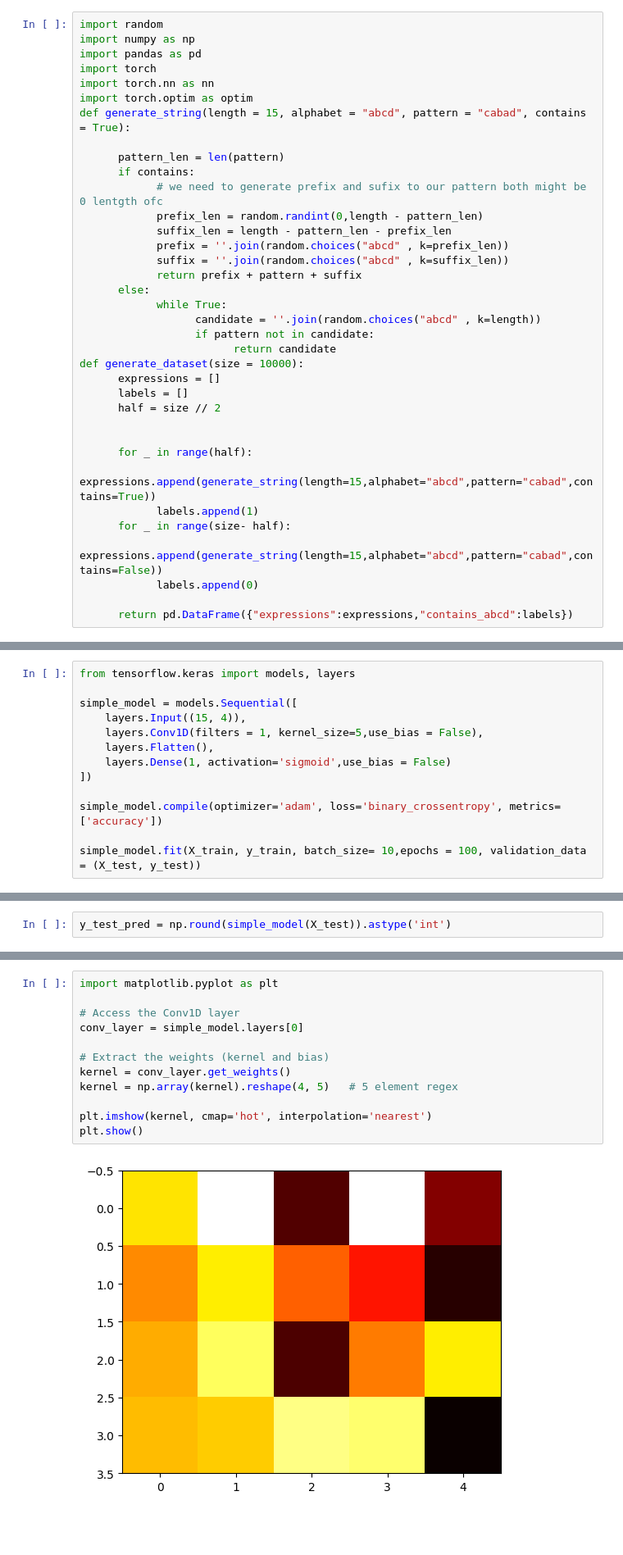
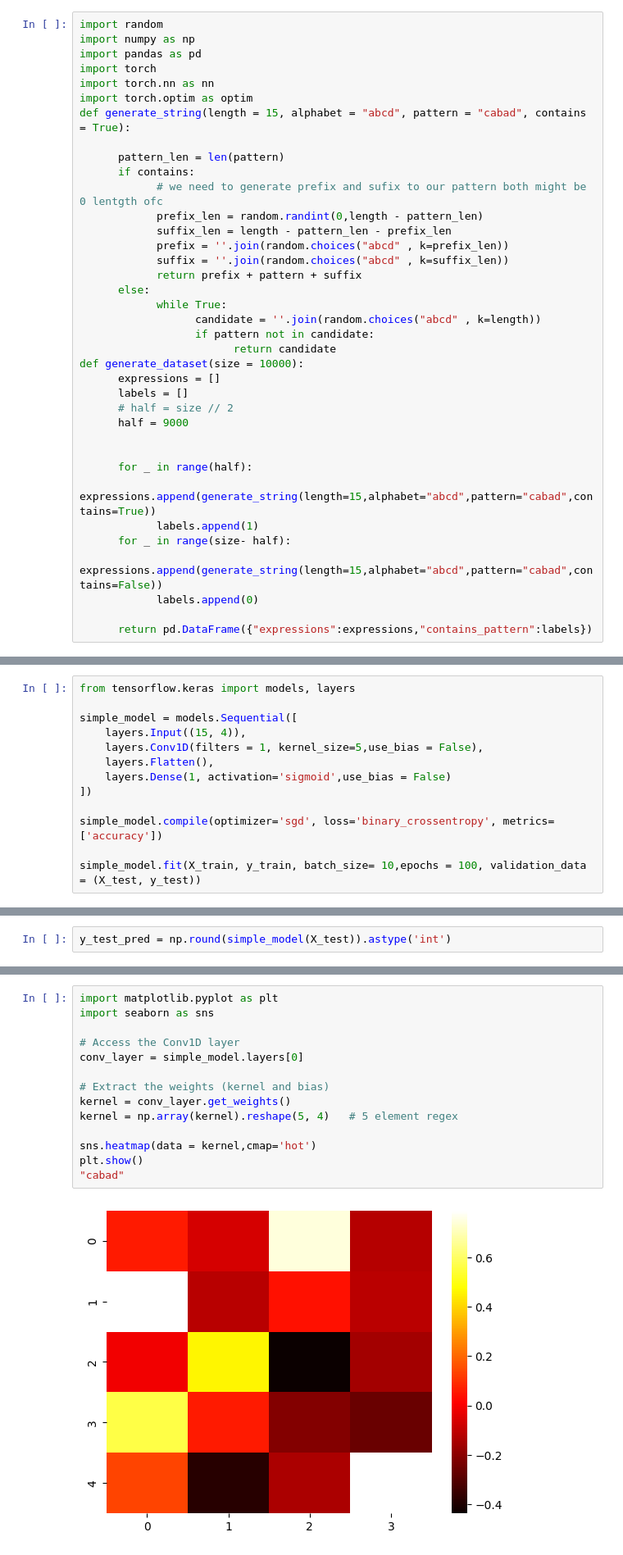
Before and after one commit to mkopanik/Introductiont-to-AI, a Jupyter notebook: Lab7/Lab7_tesnorflow.ipynb, the cells around one changed output, grey strips where cells are left out. Shown at 82% size. Drawn from its saved outputs; the diff is of its cells as text; blank space fills up the shorter version.

```diff
--- a/Lab7/Lab7_tesnorflow.ipynb
+++ b/Lab7/Lab7_tesnorflow.ipynb
@@ -39,7 +39,8 @@ def generate_string(length = 15, alphabet = "abcd", pattern = "cabad", contains
 def generate_dataset(size = 10000):
       expressions = []
       labels = []
-      half = size // 2
+      # half = size // 2
+      half = 9000
 
 
       for _ in range(half):
@@ -49,7 +50,7 @@ def generate_dataset(size = 10000):
             expressions.append(generate_string(length=15,alphabet="abcd",pattern="cabad",contains=False))
             labels.append(0)
 
-      return pd.DataFrame({"expressions":expressions,"contains_abcd":labels})
+      return pd.DataFrame({"expressions":expressions,"contains_pattern":labels})
 # %%
 generate_string(contains=False)
 # %% [output]
@@ -148,7 +137,7 @@ simple_model = models.Sequential([
     layers.Dense(1, activation='sigmoid',use_bias = False)
 ])
 
-simple_model.compile(optimizer='adam', loss='binary_crossentropy', metrics=['accuracy'])
+simple_model.compile(optimizer='sgd', loss='binary_crossentropy', metrics=['accuracy'])
 
 simple_model.fit(X_train, y_train, batch_size= 10,epochs = 100, validation_data = (X_test, y_test))
 # %% [output]
@@ -188,14 +177,16 @@ accuracy_fn(y_test_pred,y_test)
 # %%
 import matplotlib.pyplot as plt
+import seaborn as sns
 
 # Access the Conv1D layer
 conv_layer = simple_model.layers[0]
 
 # Extract the weights (kernel and bias)
 kernel = conv_layer.get_weights()
-kernel = np.array(kernel).reshape(4, 5)   # 5 element regex
+kernel = np.array(kernel).reshape(5, 4)   # 5 element regex
 
-plt.imshow(kernel, cmap='hot', interpolation='nearest')
+sns.heatmap(data = kernel,cmap='hot')
 plt.show()
+"cabad"
 # %% [output]
-[figure, old version]
+[figure, new version]
```
Also changed, not shown: parts of 10 cells of this notebook, 6 other files.
